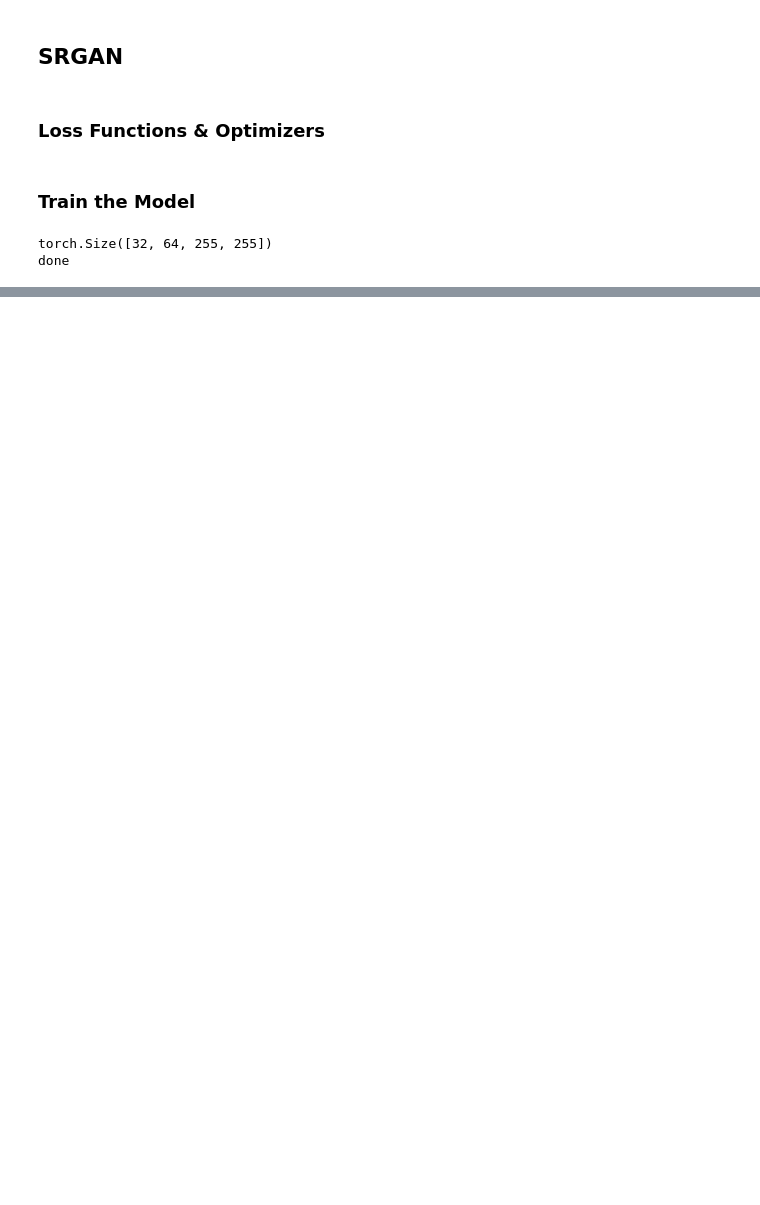
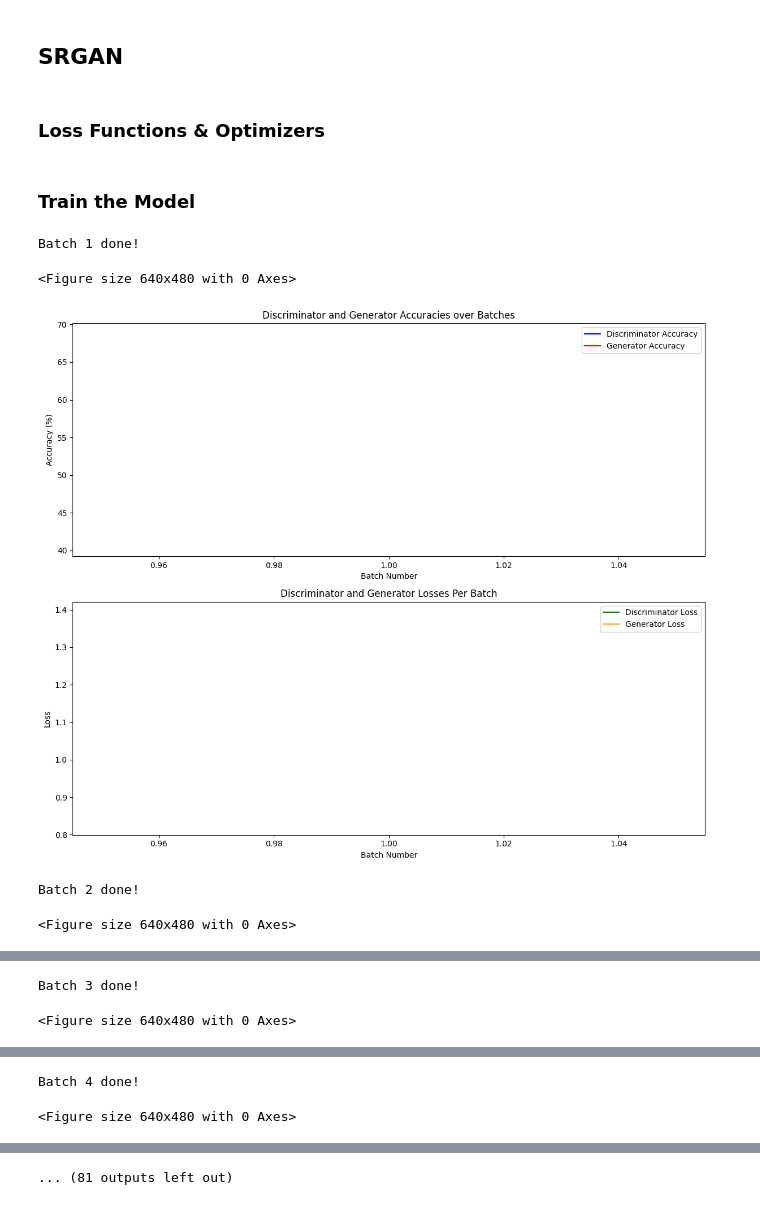
Before and after one commit to philiphan0109/resolutionizer, a Jupyter notebook: train.ipynb, the cells around one changed output, grey strips where cells are left out. Saved outputs shown, nothing was run; the diff lists cells and outputs as text; code cells hidden in the pictures; blank space fills up the shorter version.

```diff
--- a/train.ipynb
+++ b/train.ipynb
@@ -121,14 +123,14 @@ for epoch in range(epochs):
     for paired_images in data_loader:
         counter += 1
         print(counter)
-        lowres_image, highres_image = paired_images
-        lowres_image = lowres_image[0]
-        highres_image = highres_image[0]
+        low_res, high_res = paired_images
+        low_res = low_res[0]
+        high_res = high_res[0]
 
         optimizer.zero_grad()
         output = model(lowres_images)
 
-        loss = criterion(output, highres_image)
+        loss = criterion(output, high_res)
         loss.backward()
         optimizer.step()
 
@@ -231,36 +255,56 @@ optimizer_d = torch.optim.AdamW(discriminator.parameters(), lr = 0.001)
 ### Train the Model
 # %%
 epochs = 1
+cur_batch = 0
+d_losses = []
+g_losses = []
+d_accuracies = []
+g_accuracies = []
 
 for epoch in range(epochs):
-    for lowres_image, highres_image in data_loader:
+    for low_res, high_res in data_loader:
+        cur_batch += 1
         optimizer_d.zero_grad()
         optimizer_g.zero_grad()
-
-        batch_size = highres_image.size(0)
+        batch_size = high_res.size(0)
         real_labels = torch.ones(batch_size)
         fake_labels = torch.zeros(batch_size)
 
-        highres_output = discriminator(highres_image).squeeze()
-        real_loss = criterion(highres_output, real_labels)
+        # Real
+        real_out = discriminator(high_res).squeeze()
+        real_loss = criterion(real_out, real_labels)
 
-        predicted_highres_imgs = generator(lowres_image)
-        predicted_output = discriminator(predicted_highres_imgs).squeeze()
-        fake_loss = criterion(predicted_output, fake_labels)
+        # Fake
+        fake_gen = generator(low_res)
+        fake_out = discriminator(fake_gen).squeeze()
+        fake_loss = criterion(fake_out, fake_labels)
 
+        # D optim
         d_loss = real_loss + fake_loss
-        d_loss.backward(retain_graph=True)
+        d_loss.backward()
         optimizer_d.step()
 
-        pred_output = discriminator(predicted_highres_imgs)
-        g_loss = criterion(pred_output.squeeze(), real_labels)
+        # Detach fake_gen and forward through discriminator again in order to create two seperate computation graphs
+        fake_gen_detached = fake_gen.detach()
+        fake_out = discriminator(fake_gen_detached).squeeze()
+
+        # G optim
+        g_loss = criterion(fake_out, real_labels)
         g_loss.backward()
         optimizer_g.step()
-        print('done')
-        break
-    break
 
-    print(f"Epoch [{epoch + 1}/{epochs}], D Loss: {d_loss.item()}, G Loss: {g_loss.item()}")
+        d_losses.append(d_loss)
+        g_losses.append(g_loss)
+
+        # Metrics
+        d_accuracies.append((real_out > 0.5).sum().item() / batch_size * 100)
+        g_accuracies.append((fake_out > 0.5).sum().item() / batch_size * 100)
+        print(f"Batch {cur_batch} done!")
+        if cur_batch != 1:
+            plot(d_losses, g_losses, d_accuracies, g_accuracies)
 # %% [output]
-torch.Size([32, 64, 255, 255])
-done
+Batch 1 done!
+<Figure size 640x480 with 0 Axes>
+[figure, added]
+Batch 2 done!
+<Figure size 640x480 with 0 Axes>
@@ -266,0 +312,2 @@ done
+Batch 3 done!
+<Figure size 640x480 with 0 Axes>
@@ -266,0 +315,2 @@ done
+Batch 4 done!
+<Figure size 640x480 with 0 Axes>
@@ -266,0 +318 @@ done
+... (81 outputs left out)
```
Also changed, not shown: parts of 10 cells of this notebook.
